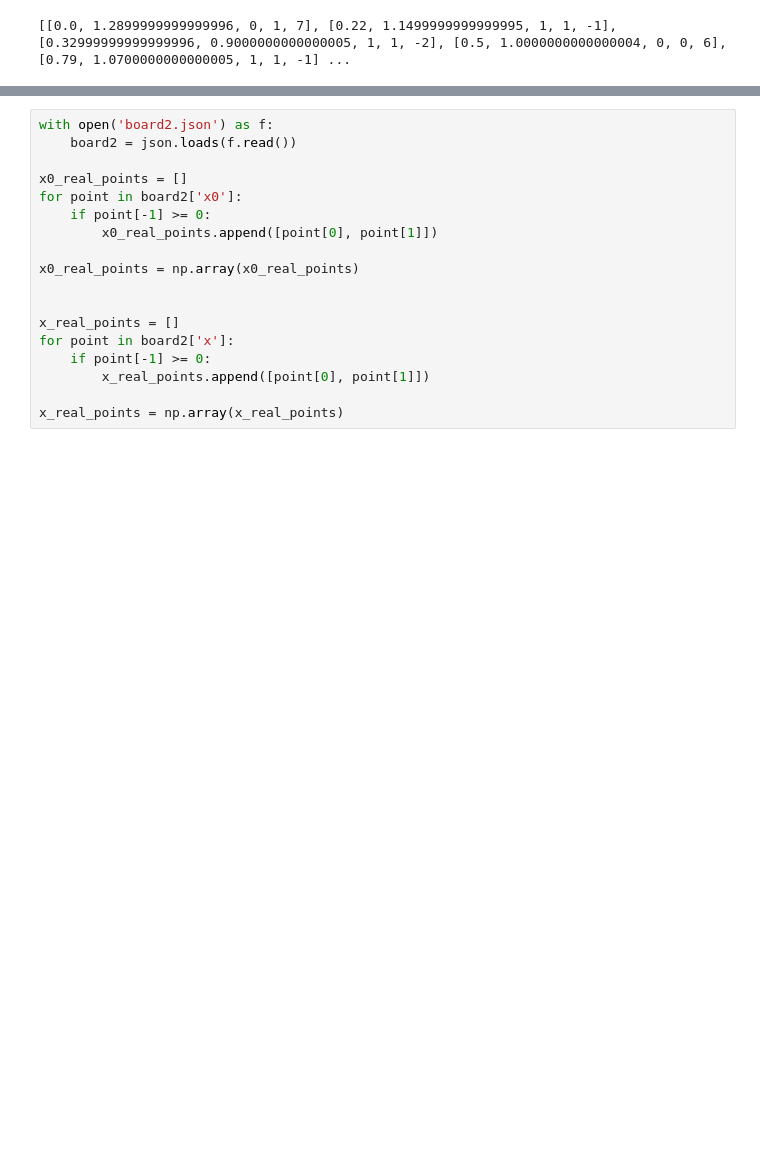
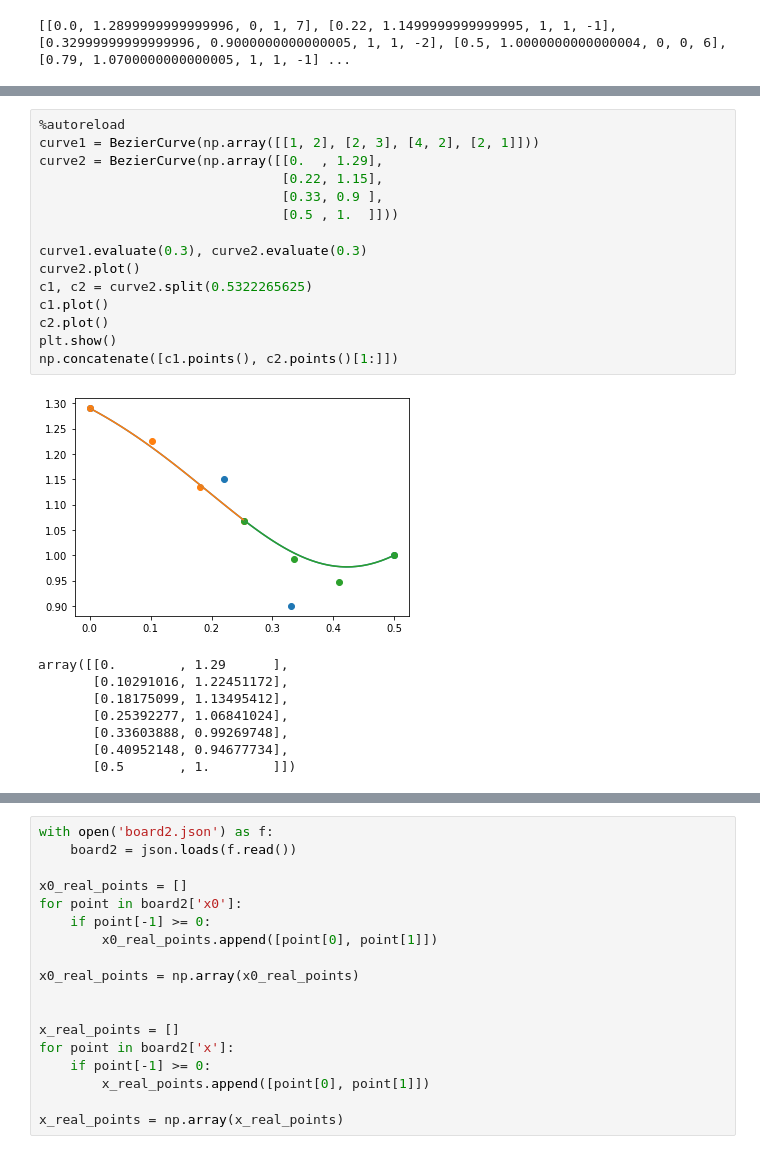
Before and after one commit to Kipre/tinyshaper, a Jupyter notebook: surf.ipynb, the cells around one changed output, grey strips where cells are left out. Cells and saved outputs as stored; diff of their text form; blank space fills up the shorter version.

```diff
--- a/surf.ipynb
+++ b/surf.ipynb
@@ -647,0 +672,24 @@ print(all_points)
+# %%
+%autoreload
+curve1 = BezierCurve(np.array([[1, 2], [2, 3], [4, 2], [2, 1]]))
+curve2 = BezierCurve(np.array([[0.  , 1.29],
+                               [0.22, 1.15],
+                               [0.33, 0.9 ],
+                               [0.5 , 1.  ]]))
+
+curve1.evaluate(0.3), curve2.evaluate(0.3)
+curve2.plot()
+c1, c2 = curve2.split(0.5322265625)
+c1.plot()
+c2.plot()
+plt.show()
+np.concatenate([c1.points(), c2.points()[1:]])
+# %% [output]
+[figure, added]
+array([[0.        , 1.29      ],
+       [0.10291016, 1.22451172],
+       [0.18175099, 1.13495412],
+       [0.25392277, 1.06841024],
+       [0.33603888, 0.99269748],
+       [0.40952148, 0.94677734],
+       [0.5       , 1.        ]])
```
Also changed, not shown: parts of 11 cells of this notebook, 4 other files.
